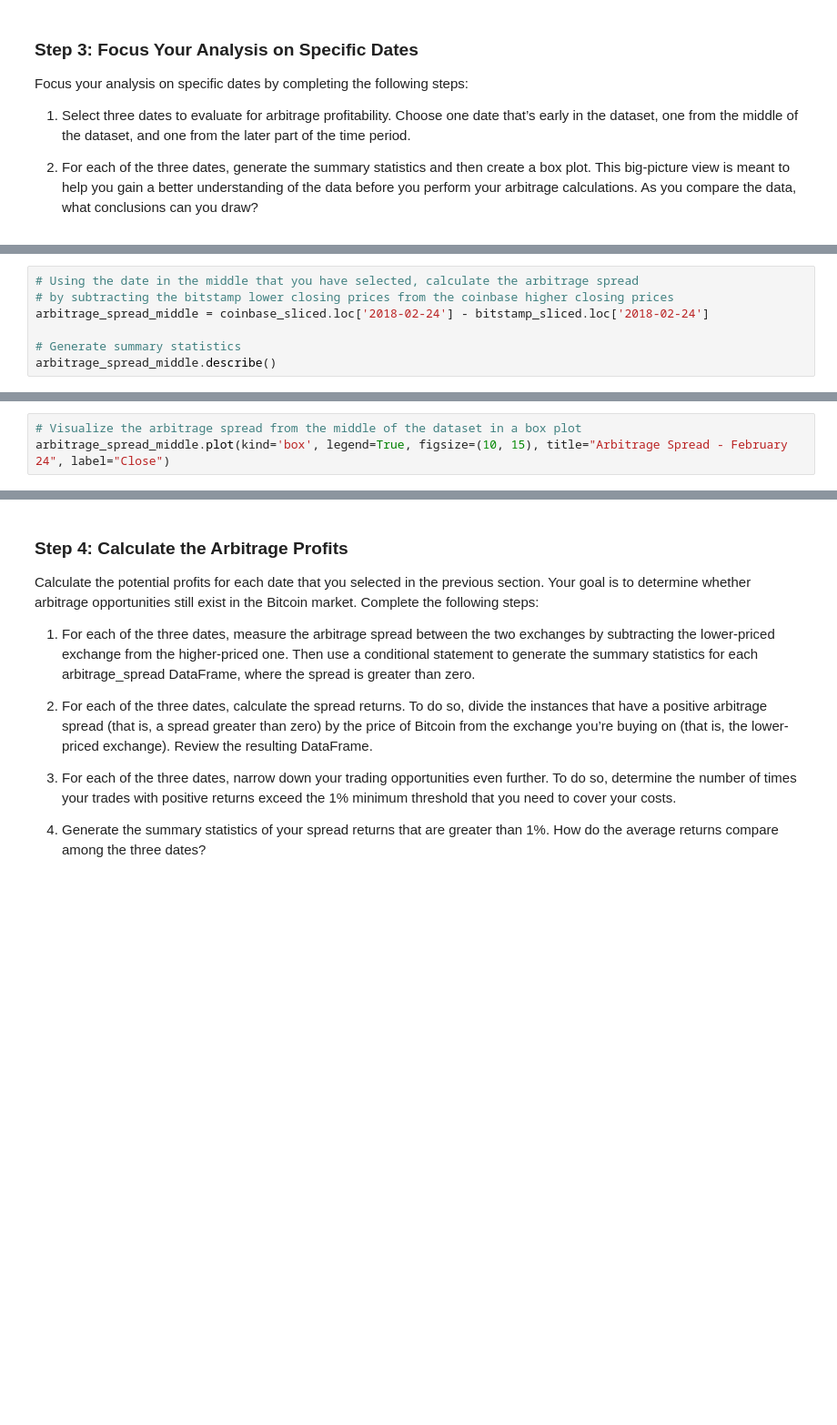
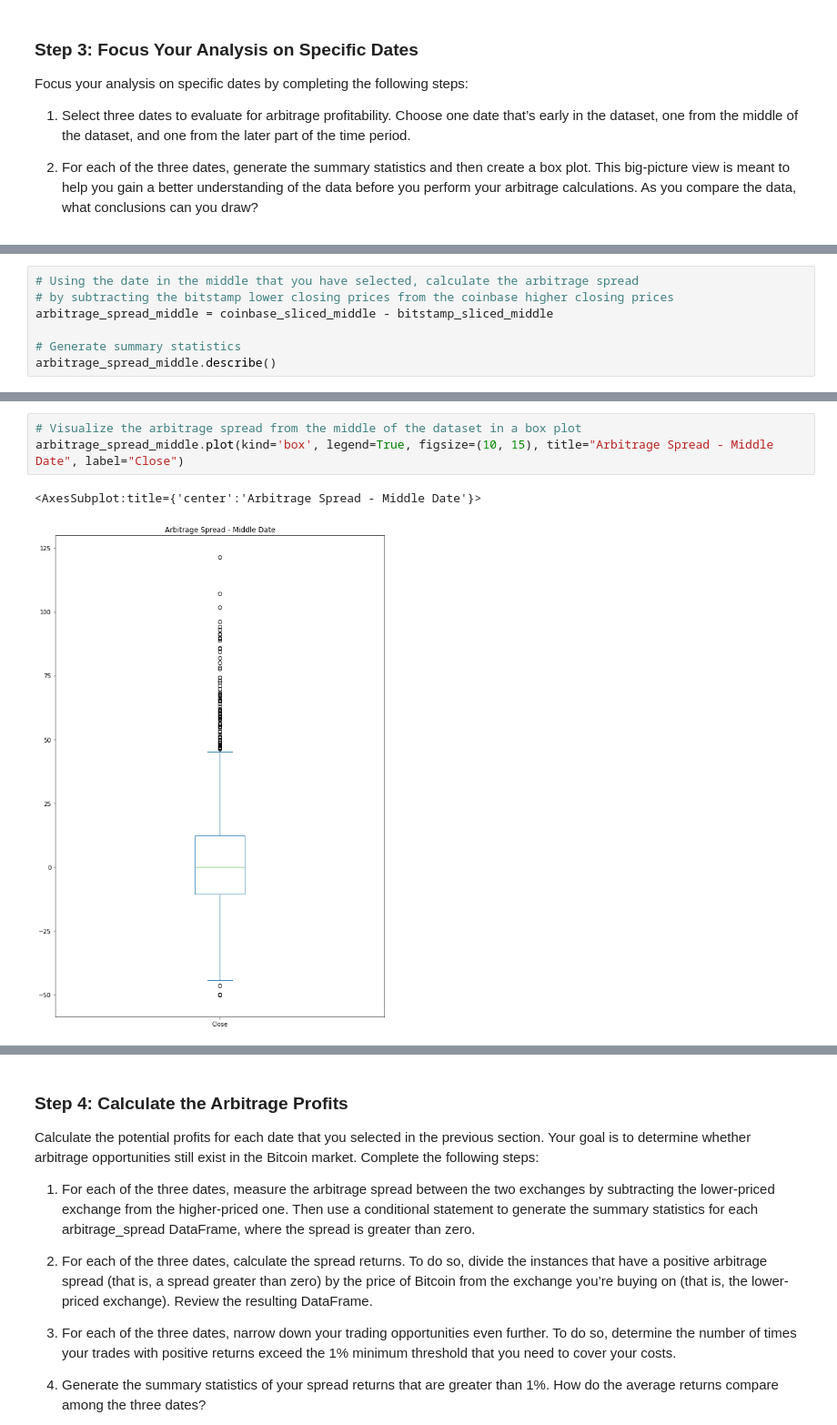
Before and after one commit to Th33na/crypto-arbitrage, a Jupyter notebook: crypto_arbitrage.ipynb, the cells around one changed output, grey strips where cells are left out. Shown at 91% size. Saved outputs shown, nothing was run; the diff lists cells and outputs as text; blank space fills up the shorter version.

```diff
--- a/crypto_arbitrage.ipynb
+++ b/crypto_arbitrage.ipynb
@@ -220,7 +350,7 @@ coinbase_sliced.loc['2018-02-24'].plot(legend=True, figsize=(30, 15), color="red
 # %%
 # Using the date in the middle that you have selected, calculate the arbitrage spread
 # by subtracting the bitstamp lower closing prices from the coinbase higher closing prices
-arbitrage_spread_middle = coinbase_sliced.loc['2018-02-24'] - bitstamp_sliced.loc['2018-02-24']
+arbitrage_spread_middle = coinbase_sliced_middle - bitstamp_sliced_middle
 
 # Generate summary statistics
 arbitrage_spread_middle.describe()
@@ -227,3 +367,6 @@ arbitrage_spread_middle.describe()
 # %%
 # Visualize the arbitrage spread from the middle of the dataset in a box plot
-arbitrage_spread_middle.plot(kind='box', legend=True, figsize=(10, 15), title="Arbitrage Spread - February 24", label="Close")
+arbitrage_spread_middle.plot(kind='box', legend=True, figsize=(10, 15), title="Arbitrage Spread - Middle Date", label="Close")
+# %% [output]
+<AxesSubplot:title={'center':'Arbitrage Spread - Middle Date'}>
+[figure, added]
```
Also changed, not shown: parts of 60 cells of this notebook.
